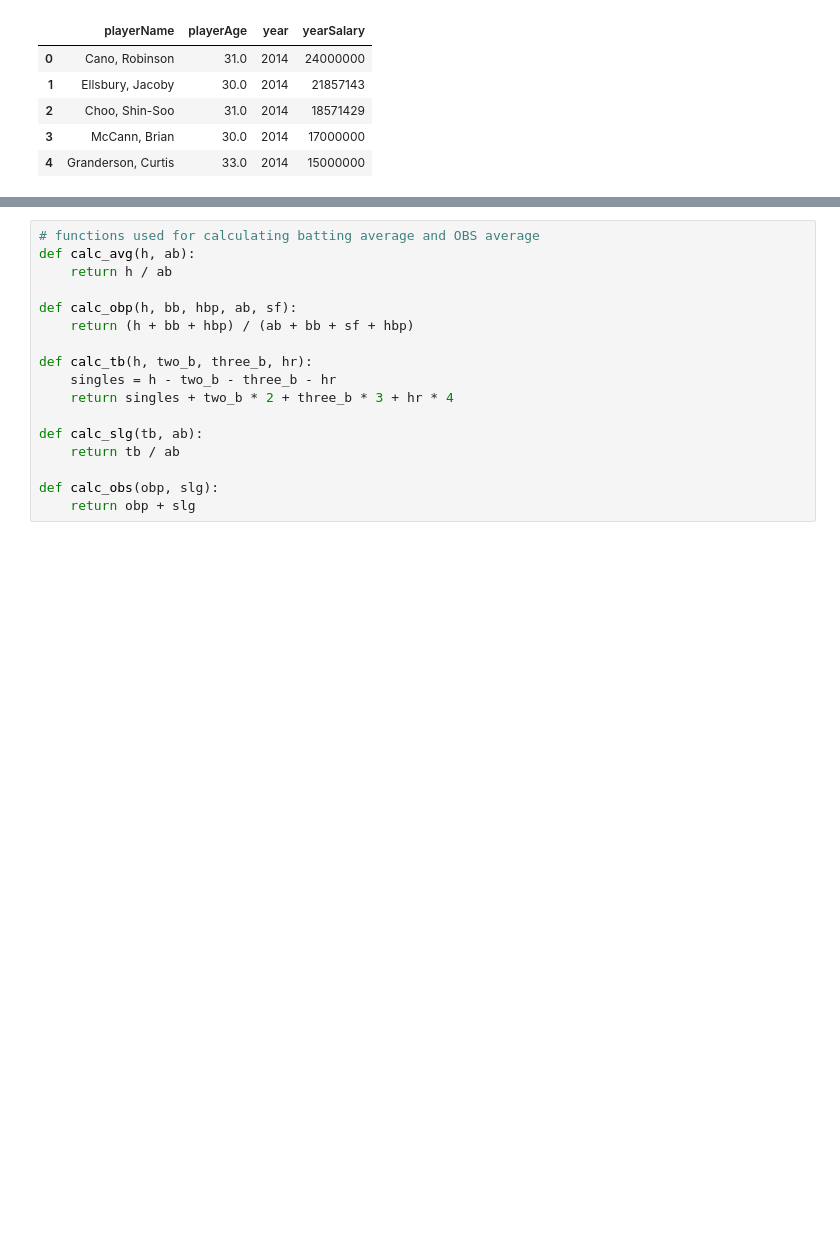
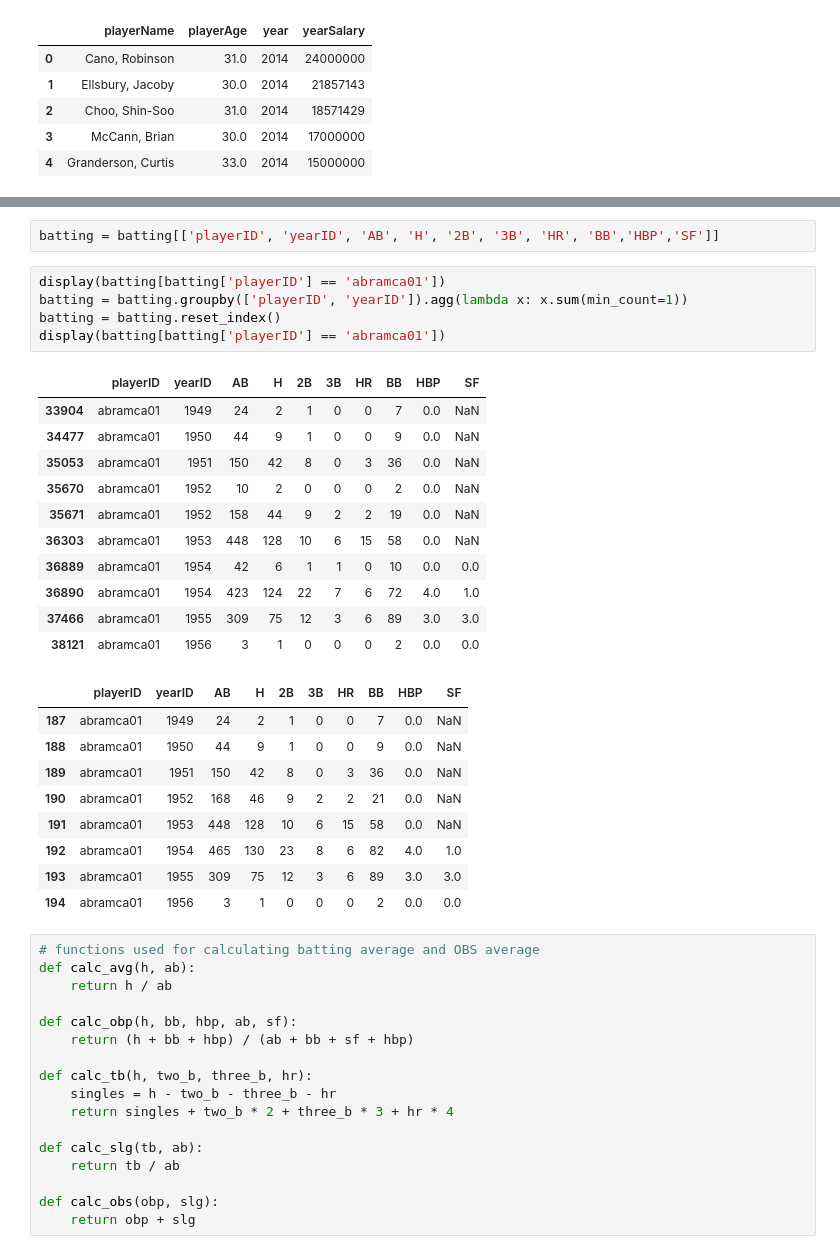
Before and after one commit to leo3friedman/baseball-salary-prediction, a Jupyter notebook: EDACheckpointGroup_042-Fa22.ipynb, the cells around one changed output, grey strips where cells are left out. Cells and saved outputs as stored; diff of their text form; blank space fills up the shorter version.

Commit message:
combine duplicate player batting stats on same year

```diff
--- a/EDACheckpointGroup_042-Fa22.ipynb
+++ b/EDACheckpointGroup_042-Fa22.ipynb
@@ -104,3 +125,31 @@ contracts.head()
+# %%
+batting = batting[['playerID', 'yearID', 'AB', 'H', '2B', '3B', 'HR', 'BB','HBP','SF']]
+# %%
+display(batting[batting['playerID'] == 'abramca01'])
+batting = batting.groupby(['playerID', 'yearID']).agg(lambda x: x.sum(min_count=1))
+batting = batting.reset_index()
+display(batting[batting['playerID'] == 'abramca01'])
+# %% [output]
+|  | playerID | yearID | AB | H | 2B | 3B | HR | BB | HBP | SF |
+| 33904 | abramca01 | 1949 | 24 | 2 | 1 | 0 | 0 | 7 | 0.0 | NaN |
+| 34477 | abramca01 | 1950 | 44 | 9 | 1 | 0 | 0 | 9 | 0.0 | NaN |
+| 35053 | abramca01 | 1951 | 150 | 42 | 8 | 0 | 3 | 36 | 0.0 | NaN |
+| 35670 | abramca01 | 1952 | 10 | 2 | 0 | 0 | 0 | 2 | 0.0 | NaN |
+| 35671 | abramca01 | 1952 | 158 | 44 | 9 | 2 | 2 | 19 | 0.0 | NaN |
+| 36303 | abramca01 | 1953 | 448 | 128 | 10 | 6 | 15 | 58 | 0.0 | NaN |
+| 36889 | abramca01 | 1954 | 42 | 6 | 1 | 1 | 0 | 10 | 0.0 | 0.0 |
+| 36890 | abramca01 | 1954 | 423 | 124 | 22 | 7 | 6 | 72 | 4.0 | 1.0 |
+| 37466 | abramca01 | 1955 | 309 | 75 | 12 | 3 | 6 | 89 | 3.0 | 3.0 |
+| 38121 | abramca01 | 1956 | 3 | 1 | 0 | 0 | 0 | 2 | 0.0 | 0.0 |
+|  | playerID | yearID | AB | H | 2B | 3B | HR | BB | HBP | SF |
+| 187 | abramca01 | 1949 | 24 | 2 | 1 | 0 | 0 | 7 | 0.0 | NaN |
+| 188 | abramca01 | 1950 | 44 | 9 | 1 | 0 | 0 | 9 | 0.0 | NaN |
+| 189 | abramca01 | 1951 | 150 | 42 | 8 | 0 | 3 | 36 | 0.0 | NaN |
+| 190 | abramca01 | 1952 | 168 | 46 | 9 | 2 | 2 | 21 | 0.0 | NaN |
+| 191 | abramca01 | 1953 | 448 | 128 | 10 | 6 | 15 | 58 | 0.0 | NaN |
+| 192 | abramca01 | 1954 | 465 | 130 | 23 | 8 | 6 | 82 | 4.0 | 1.0 |
+| 193 | abramca01 | 1955 | 309 | 75 | 12 | 3 | 6 | 89 | 3.0 | 3.0 |
+| 194 | abramca01 | 1956 | 3 | 1 | 0 | 0 | 0 | 2 | 0.0 | 0.0 |
 # %%
 # functions used for calculating batting average and OBS average
 def calc_avg(h, ab):
```
Also changed, not shown: parts of 6 cells of this notebook.
